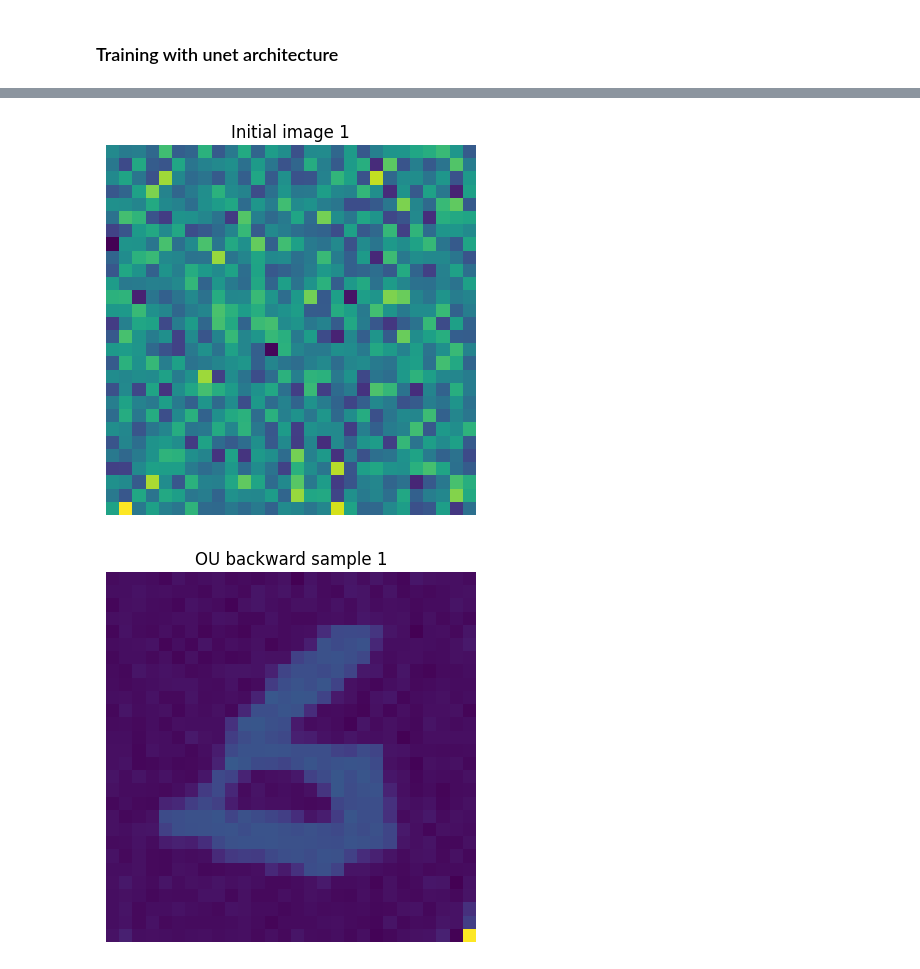
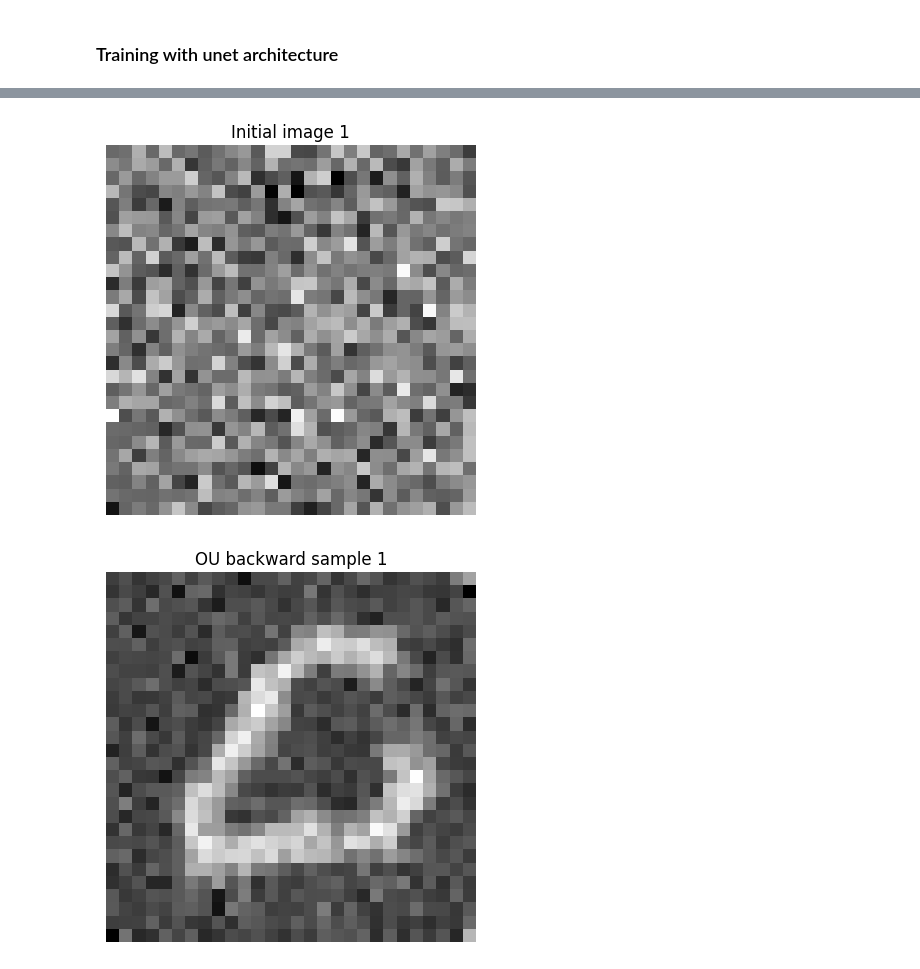
Before and after one commit to HaoxiangYou/Score-based-generative-model, a Jupyter notebook: MNIST.ipynb, the cells around one changed output, grey strips where cells are left out. Saved outputs shown, nothing was run; the diff lists cells and outputs as text; code cells hidden in the pictures.

```diff
--- a/MNIST.ipynb
+++ b/MNIST.ipynb
@@ -19,7 +19,7 @@ from model.model import Score_MLP, ScoreNet
 # %%
 def visual_image(image, label=None):
     plt.figure()
-    plt.imshow(image.reshape(28,28))
+    plt.imshow(image.reshape(28,28),cmap="gray")
     if label:
         plt.title(label)
     plt.axis("off")
@@ -425,7 +431,7 @@ score_matching_loss_wrapped = partial(weighted_denoising_score_matching_with_ou_
 
 # Time for forward OU process to run
 T = 5
-T_min = 0.01
+T_min = 0
 
 @jax.jit
 def params_update(param, optimizer_state, x0s, ts, random_key):
@@ -526,7 +532,7 @@ def params_update(param, optimizer_state, x0s, ts, random_key):
     return loss, param, optimizer_state
 
 losses = []
-for epoch in range(200):
+for epoch in range(20):
     total_loss = 0
     for i, (images, labels) in enumerate(training_dataloader):
         ts = np.random.uniform(T_min, T, size=images.shape[0])
@@ -569,11 +575,11 @@ plt.plot()
 def learned_score_fn(x, t):
     return wrapped_model_apply(model_param, x, t) / (1-jnp.exp(-2*t))**0.5
 
-random_key = jax.random.PRNGKey(0)
+random_key = jax.random.PRNGKey(1)
 x0s = np.random.multivariate_normal(mean=np.zeros(img_dim), cov=np.eye(img_dim), size=2)
 random_keys = jax.random.split(random_key, 2)
 
-backward_OU_process_wrapped = partial(backward_OU_process, learned_score_fn, T=T, dt=1e-3, t0=T_min)
+backward_OU_process_wrapped = partial(backward_OU_process, learned_score_fn, T=3, dt=1e-2, t0=0.01)
 
 samples = jax.vmap(backward_OU_process_wrapped)(x0s, random_keys)
 
@@ -587,4 +593,4 @@ visual_image(samples[1], label="OU backward sample 1")
-[figure, old version]
+[figure, new version]
-[figure, old version]
+[figure, new version]
 # %%
 random_key = jax.random.PRNGKey(0)
```
Also changed, not shown: parts of 13 cells of this notebook.
